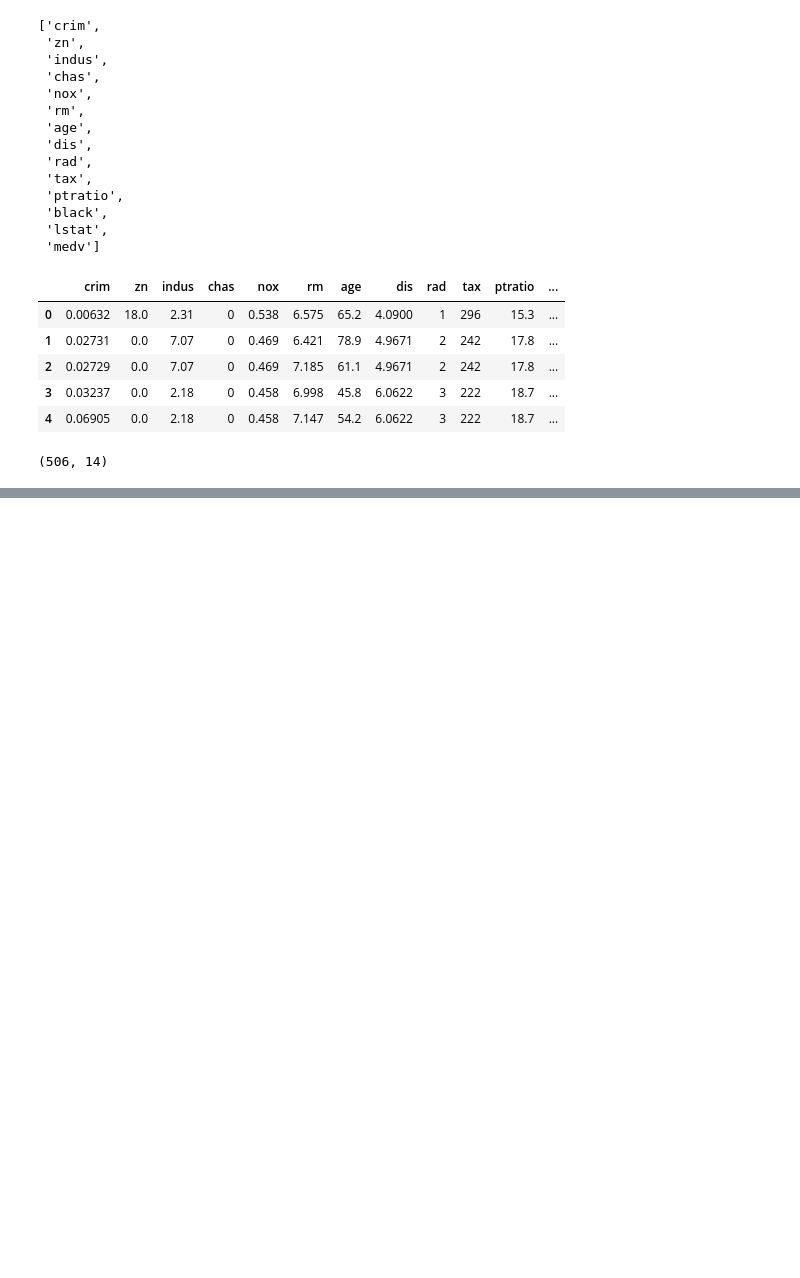
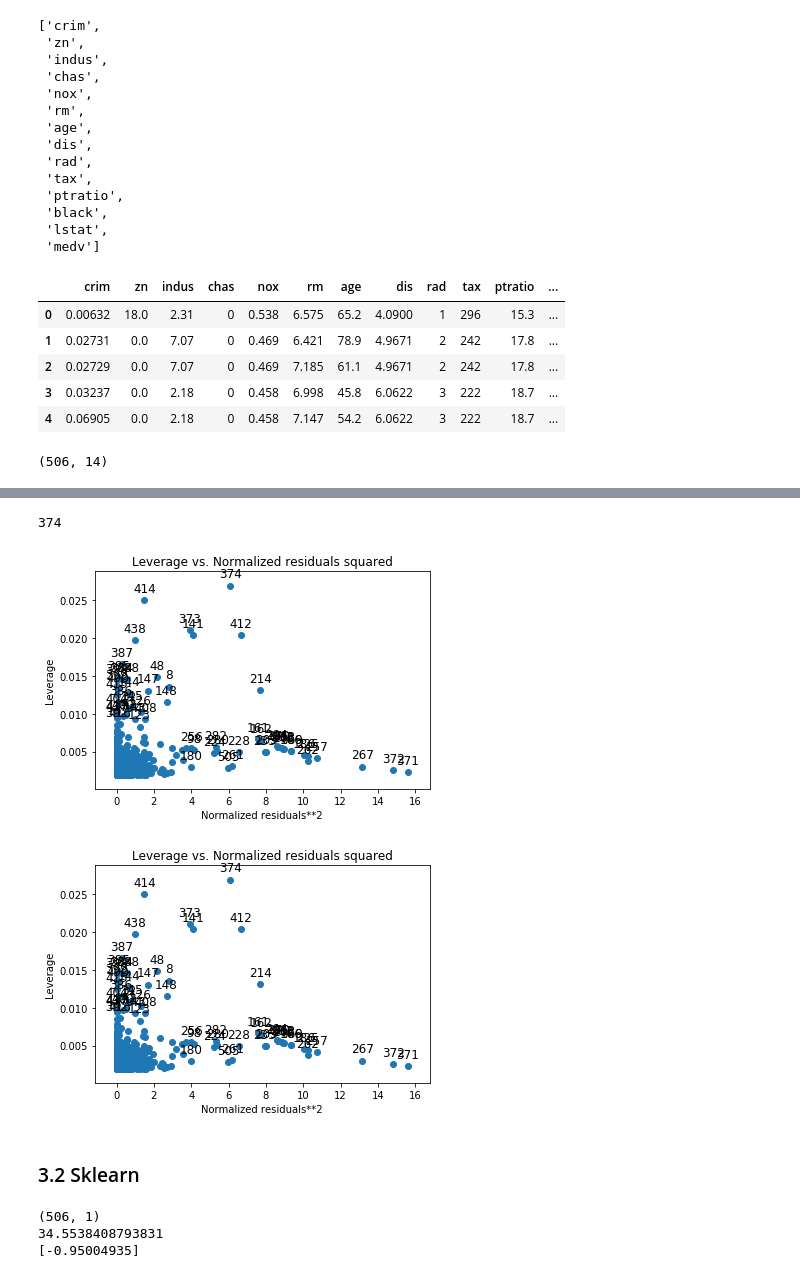
Before and after one commit to evolsidog/Statistical-Learning-Stanford, a Jupyter notebook: linear_regression/Python-exercises/linear_regression.ipynb, the cells around one changed output, grey strips where cells are left out. Saved outputs shown, nothing was run; the diff lists cells and outputs as text; code cells hidden in the pictures; blank space fills up the shorter version.

Commit message:
lineal regression python3. sklearn & statsmodels

```diff
--- a/linear_regression/Python-exercises/linear_regression.ipynb
+++ b/linear_regression/Python-exercises/linear_regression.ipynb
@@ -52,0 +165,26 @@ Boston.shape
+# %%
+np.argmax(lm.get_influence().hat_matrix_diag)
+# %% [output]
+374
+# %%
+from statsmodels.graphics.regressionplots import plot_leverage_resid2
+plot_leverage_resid2(lm)
+# %% [output]
+[figure, added]
+[figure, added]
+# %% [markdown]
+### 3.2 Sklearn
+# %%
+from sklearn import linear_model
+x = pd.DataFrame(Boston.lstat)
+y = Boston.medv
+print(x.shape)
+
+model = linear_model.LinearRegression()
+model.fit(x,y)
+print(model.intercept_)
+print(model.coef_)
+# %% [output]
+(506, 1)
+34.5538408793831
+[-0.95004935]
```
Also changed, not shown: parts of 13 cells of this notebook.
